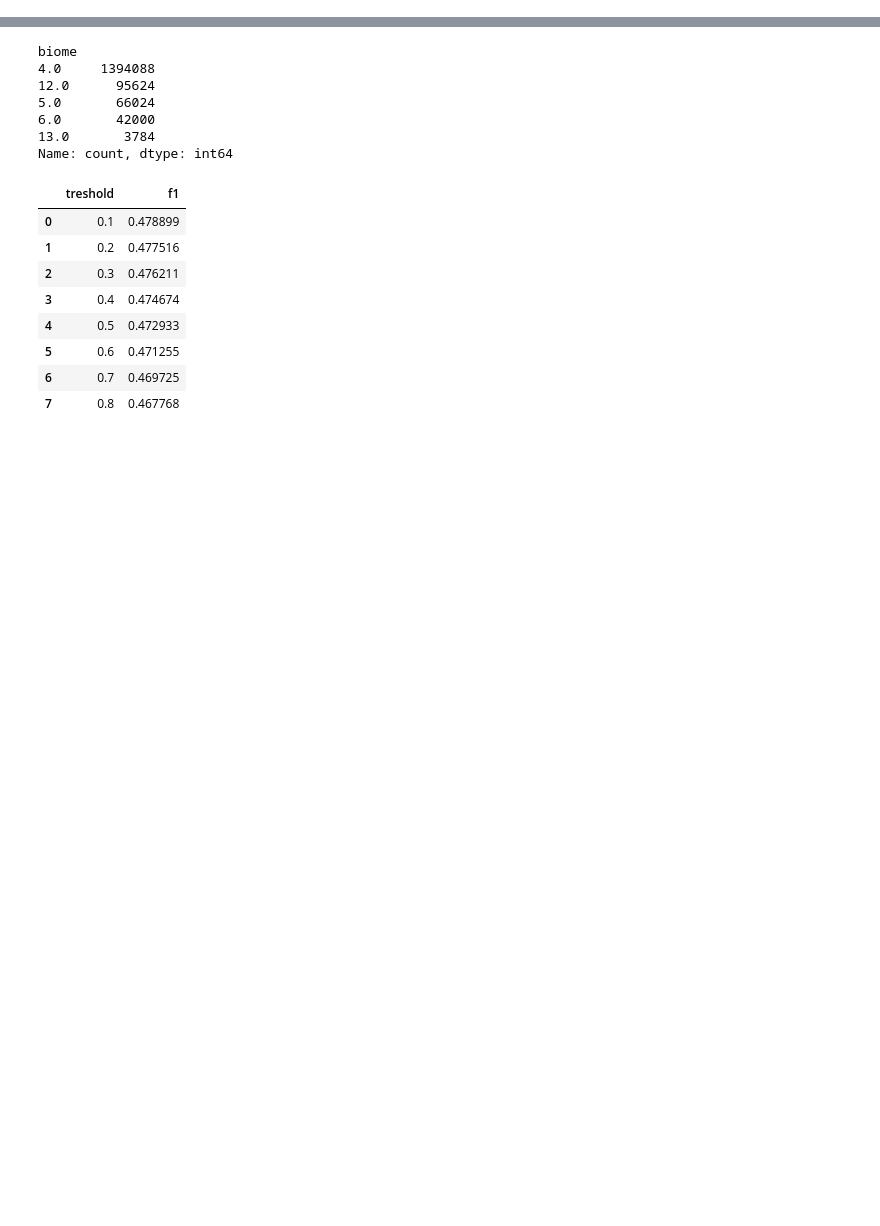
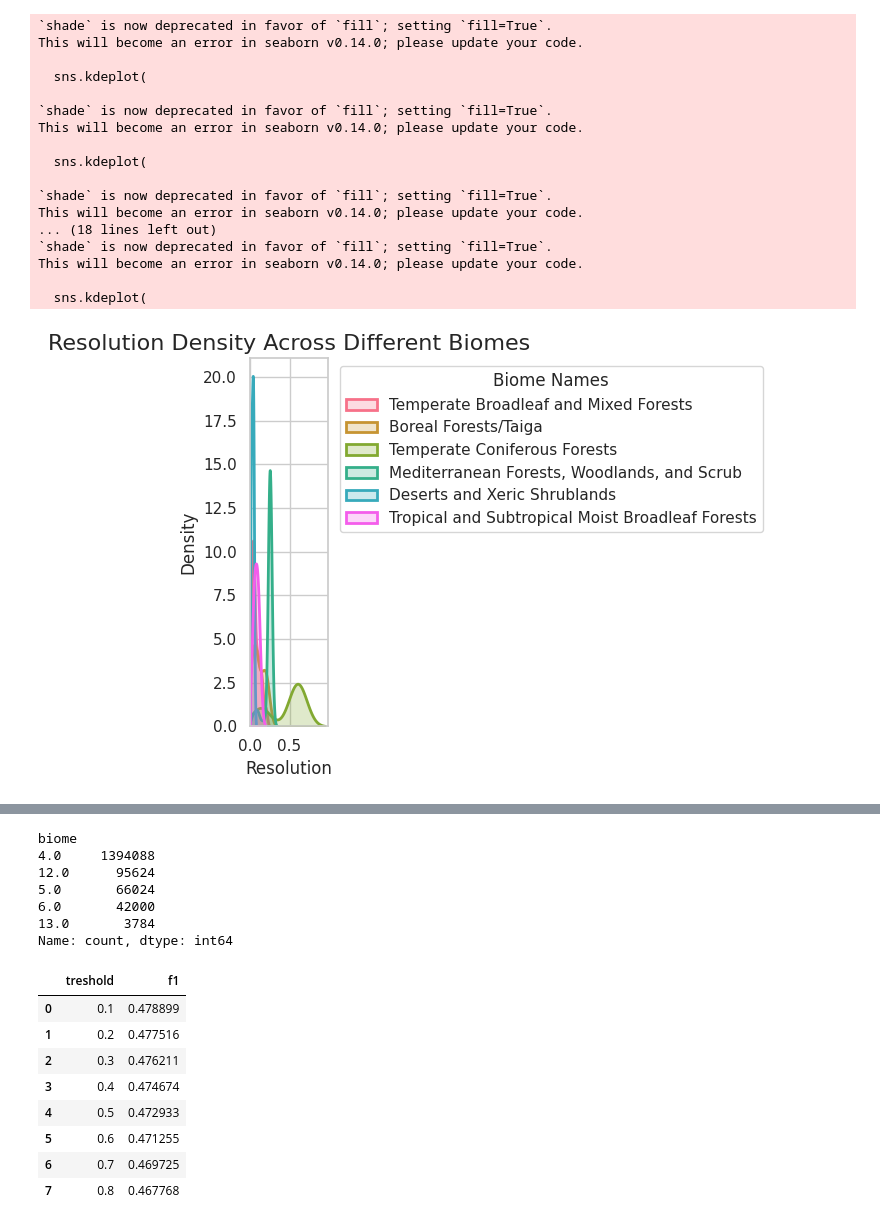
Before and after one commit to jmoeh/standing-deadwood, a Jupyter notebook: notebooks/100_experimentation.ipynb, the cells around one changed output, grey strips where cells are left out. Cells and saved outputs as stored; diff of their text form; code cells hidden in the pictures; blank space fills up the shorter version.

```diff
--- a/notebooks/100_experimentation.ipynb
+++ b/notebooks/100_experimentation.ipynb
@@ -83,0 +100,20 @@ plt.show()
+# %%
+biome_dict = {
+    1: "Tropical and Subtropical Moist Broadleaf Forests",
+    2: "Tropical and Subtropical Dry Broadleaf Forests",
+    3: "Tropical and Subtropical Coniferous Forests",
+    4: "Temperate Broadleaf and Mixed Forests",
+    5: "Temperate Coniferous Forests",
+    6: "Boreal Forests/Taiga",
+    7: "Tropical and Subtropical Grasslands, Savannas, and Shrublands",
+    8: "Temperate Grasslands, Savannas, and Shrublands",
+    9: "Flooded Grasslands and Savannas",
+    10: "Montane Grasslands and Shrublands",
+    11: "Tundra",
+    12: "Mediterranean Forests, Woodlands, and Scrub",
+    13: "Deserts and Xeric Shrublands",
+    14: "Mangroves",
+}
+# %%
+# add biome names to the meta_df
+meta_df["biome_name"] = meta_df["biome"].map(biome_dict)
@@ -84,3 +155,50 @@ plt.show()
+# %%
+# Use a color palette for better distinction between the different biomes
+palette = sns.color_palette("husl", meta_df["biome_name"].nunique())
+
+# Iterate over each biome name and plot the KDE for its resolution
+for idx, biome_name in enumerate(meta_df["biome_name"].unique()):
+    sns.kdeplot(
+        meta_df[meta_df["biome_name"] == biome_name]["resolution"],
+        label=biome_name,
+        shade=True,
+        color=palette[idx],
+        linewidth=2,
+        clip=(0, None),  # Ensures the KDE starts from 0
+    )
+
+# Customize the plot for better readability
+plt.title("Resolution Density Across Different Biomes", fontsize=16)
+plt.xlabel("Resolution", fontsize=12)
+plt.ylabel("Density", fontsize=12)
+plt.legend(title="Biome Names", bbox_to_anchor=(1.05, 1), loc="upper left")
+plt.grid(True)
+
+# Adjust x-axis to start at 0
+plt.xlim(0, None)
+
+# Show the plot
+plt.tight_layout()
+plt.show()
+# %% [output]
+`shade` is now deprecated in favor of `fill`; setting `fill=True`.
+This will become an error in seaborn v0.14.0; please update your code.
+
+  sns.kdeplot(
+
+`shade` is now deprecated in favor of `fill`; setting `fill=True`.
+This will become an error in seaborn v0.14.0; please update your code.
+
+  sns.kdeplot(
+
+`shade` is now deprecated in favor of `fill`; setting `fill=True`.
+This will become an error in seaborn v0.14.0; please update your code.
+... (18 lines left out)
+`shade` is now deprecated in favor of `fill`; setting `fill=True`.
+This will become an error in seaborn v0.14.0; please update your code.
+
+  sns.kdeplot(
+[figure, added]
 # %%
 df["global_file_path"] = df["file_path"].apply(
     lambda x: x.replace("/net/scratch/jmoehring/", "/")
```
Also changed, not shown: parts of 21 cells of this notebook, 2 other files.
